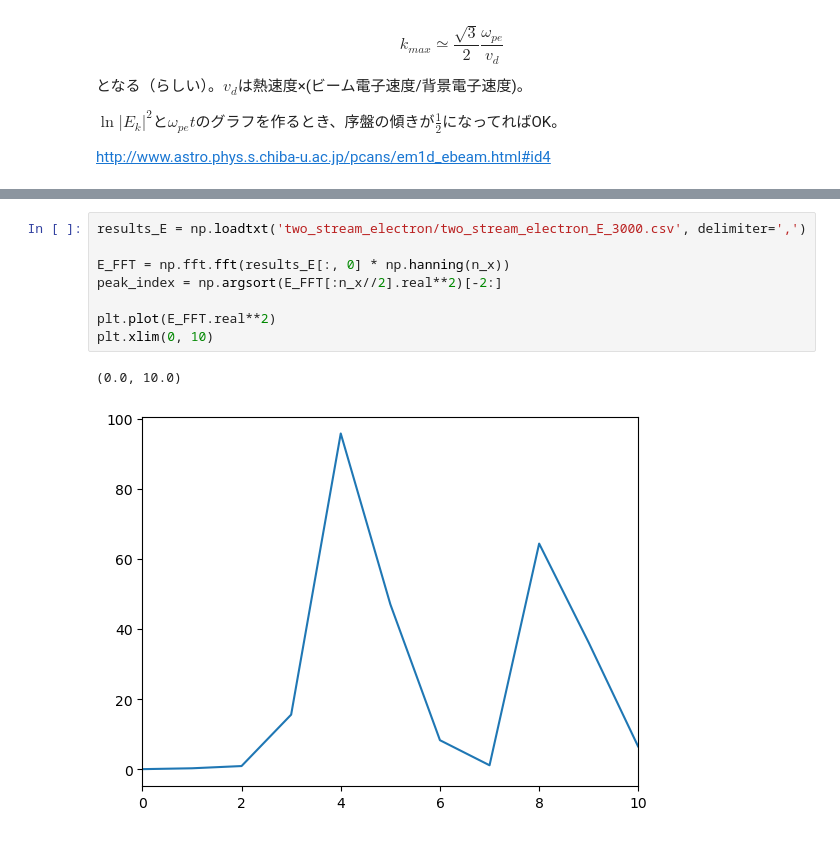
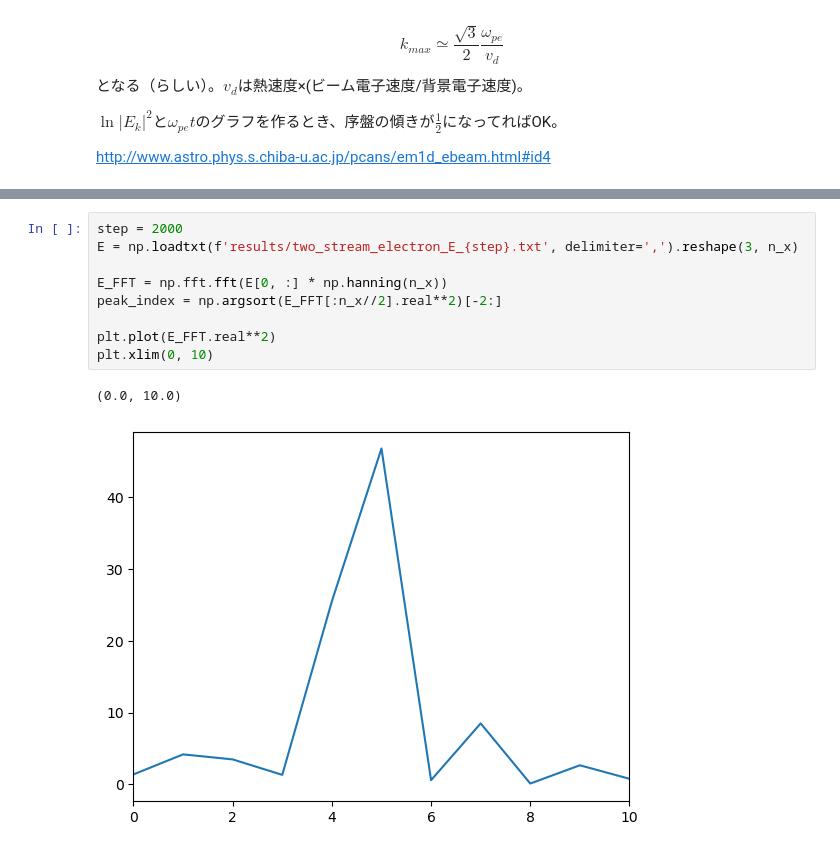
Before and after one commit to keita-akutagawa/pic_cpp_oop, a Jupyter notebook: examples_1D/two_stream_electron/PIC1D_two_stream_electron.ipynb, the cells around one changed output, grey strips where cells are left out. Saved outputs shown, nothing was run; the diff lists cells and outputs as text.

```diff
--- a/examples_1D/two_stream_electron/PIC1D_two_stream_electron.ipynb
+++ b/examples_1D/two_stream_electron/PIC1D_two_stream_electron.ipynb
@@ -192,12 +193,13 @@ plt.plot(results_E[:, 0])
 # %%
-results_E = np.loadtxt('two_stream_electron/two_stream_electron_E_3000.csv', delimiter=',')
+step = 2000
+E = np.loadtxt(f'results/two_stream_electron_E_{step}.txt', delimiter=',').reshape(3, n_x)
 
-E_FFT = np.fft.fft(results_E[:, 0] * np.hanning(n_x))
+E_FFT = np.fft.fft(E[0, :] * np.hanning(n_x))
 peak_index = np.argsort(E_FFT[:n_x//2].real**2)[-2:]
 
 plt.plot(E_FFT.real**2)
 plt.xlim(0, 10)
 # %% [output]
 (0.0, 10.0)
-[figure, old version]
+[figure, new version]
 # %%
```
Also changed, not shown: parts of 7 cells of this notebook.
